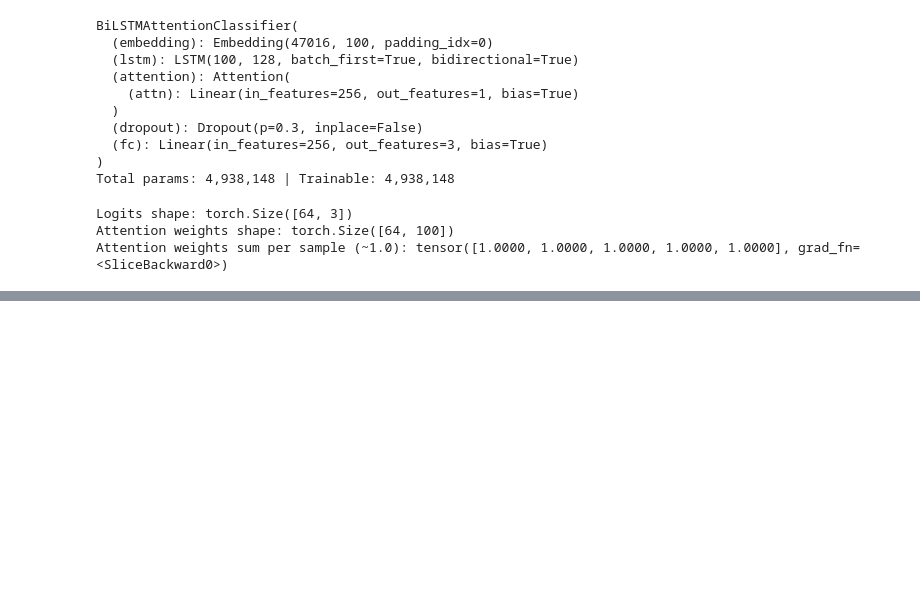
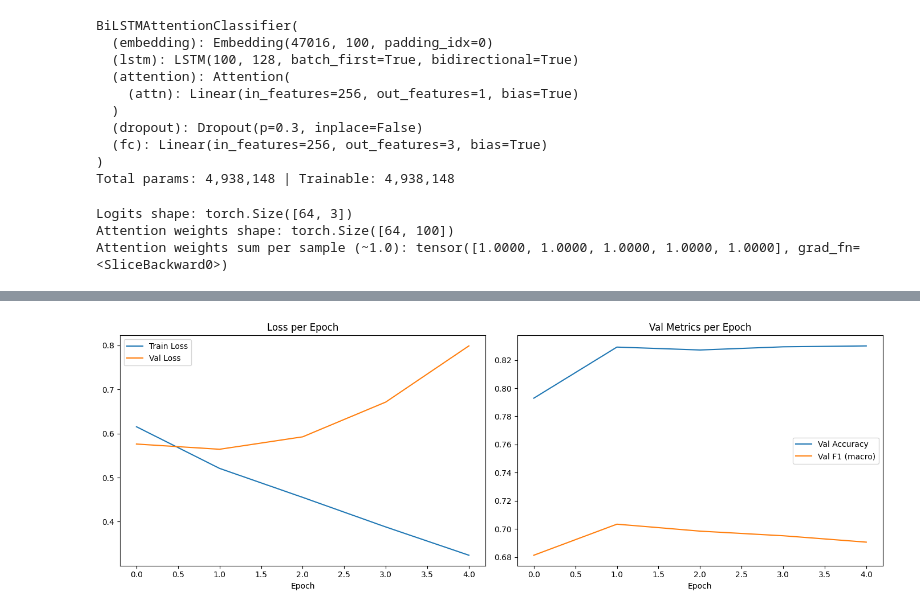
Before and after one commit to Ariqueeezz/Enterprise-Brand-Sentiment-and-Campaign-Analytics-Pipeline, a Jupyter notebook: Epic_EBSCAP_9.ipynb, the cells around one changed output, grey strips where cells are left out. Drawn from its saved outputs; the diff is of its cells as text; code cells hidden in the pictures; blank space fills up the shorter version.

Commit message:
EBSCAP 13: Training Batch

```diff
--- a/Epic_EBSCAP_9.ipynb
+++ b/Epic_EBSCAP_9.ipynb
@@ -158,0 +184,23 @@ Attention weights sum per sample (~1.0): tensor([1.0000, 1.0000, 1.0000, 1.0000,
+# %%
+def evaluate(model, dataloader, criterion, device):
+    model.eval()
+    total_loss = 0
+    all_preds, all_labels = [], []
+
+    with torch.no_grad():
+        for xb, yb in dataloader:
+            xb, yb = xb.to(device), yb.to(device)
+            logits, _ = model(xb)
+            loss = criterion(logits, yb)
+            total_loss += loss.item() * xb.size(0)
+
+            preds = torch.argmax(logits, dim=1)
+            all_preds.extend(preds.cpu().numpy())
+            all_labels.extend(yb.cpu().numpy())
+
+    avg_loss = total_loss / len(dataloader.dataset)
+    acc = accuracy_score(all_labels, all_preds)
+    f1_macro = f1_score(all_labels, all_preds, average="macro")  # macro: perlakukan tiap kelas setara
+    f1_weighted = f1_score(all_labels, all_preds, average="weighted")
+
+    return avg_loss, acc, f1_macro, f1_weighted, all_preds, all_labels
@@ -158,0 +305,21 @@ Attention weights sum per sample (~1.0): tensor([1.0000, 1.0000, 1.0000, 1.0000,
+# %%
+import matplotlib.pyplot as plt
+
+fig, axes = plt.subplots(1, 2, figsize=(14, 5))
+
+axes[0].plot(history["train_loss"], label="Train Loss")
+axes[0].plot(history["val_loss"], label="Val Loss")
+axes[0].set_title("Loss per Epoch")
+axes[0].set_xlabel("Epoch")
+axes[0].legend()
+
+axes[1].plot(history["val_acc"], label="Val Accuracy")
+axes[1].plot(history["val_f1_macro"], label="Val F1 (macro)")
+axes[1].set_title("Val Metrics per Epoch")
+axes[1].set_xlabel("Epoch")
+axes[1].legend()
+
+plt.tight_layout()
+plt.show()
+# %% [output]
+[figure, added]
```
Also changed, not shown: parts of 7 cells of this notebook.
